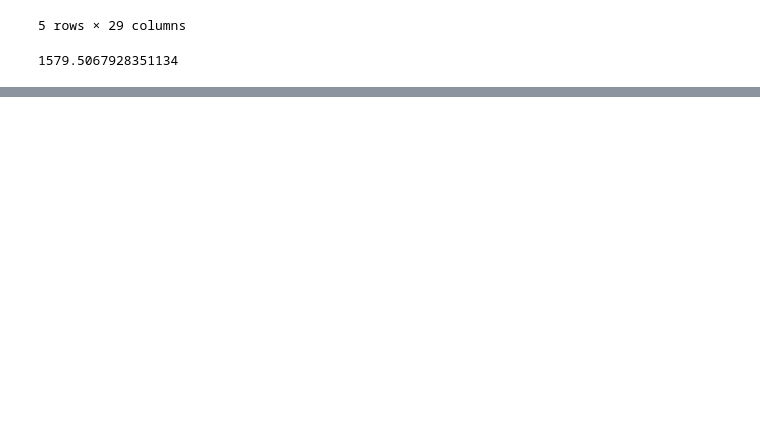
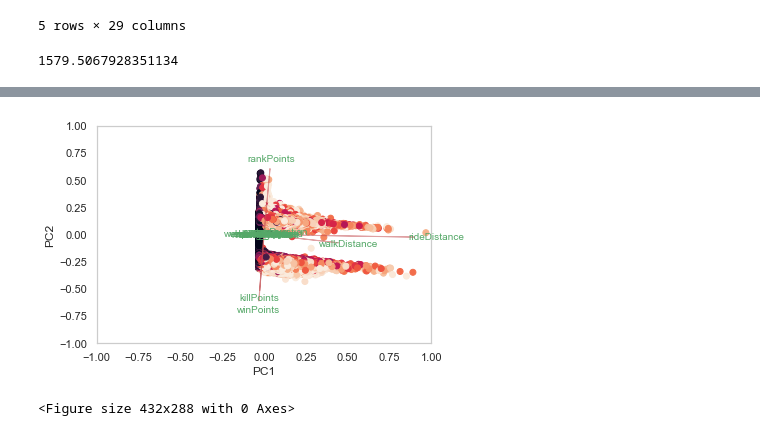
Before and after one commit to AkhilKrishnamurthy/PubG-Predictions, a Jupyter notebook: PubG1.ipynb, the cells around one changed output, grey strips where cells are left out. Saved outputs shown, nothing was run; the diff lists cells and outputs as text; code cells hidden in the pictures; blank space fills up the shorter version.

```diff
--- a/PubG1.ipynb
+++ b/PubG1.ipynb
@@ -92,0 +223,8 @@ def plot_hist1(x, title, noOfBins=50, col="#25203e"):
+# %%
+y = train['winPlacePerc']
+X = train.drop(['winPlacePerc','Id','matchId','groupId'],axis=1)
+# %%
+pca = PCA()
+X['matchType'],_ = pd.factorize(X['matchType'])
+# %%
+pca.fit(X)
@@ -92,0 +254,29 @@ def plot_hist1(x, title, noOfBins=50, col="#25203e"):
+# %%
+#BIPLOT OF PCA
+X_new = pca.fit_transform(X)
+def myplot(score,coeff,labels=None):
+    xs = score[:,0]
+    ys = score[:,1]
+    n = coeff.shape[0]
+    scalex = 1.0/(xs.max() - xs.min())
+    scaley = 1.0/(ys.max() - ys.min())
+    plt.scatter(xs * scalex,ys * scaley, c = y)
+    for i in range(n):
+        plt.arrow(0, 0, coeff[i,0], coeff[i,1],color = 'r',alpha = 0.5)
+        if labels is None:
+            plt.text(coeff[i,0]* 1.15, coeff[i,1] * 1.15, X.columns[i], color = 'g', ha = 'center', va = 'center')
+        else:
+            plt.text(coeff[i,0]* 1.15, coeff[i,1] * 1.15, labels[i], color = 'g', ha = 'center', va = 'center')
+plt.xlim(-1,1)
+plt.ylim(-1,1)
+plt.xlabel("PC{}".format(1))
+plt.ylabel("PC{}".format(2))
+plt.grid()
+
+#Call the function. Use only the 2 PCs.
+myplot(X_new[:,0:2],np.transpose(pca.components_[0:2, :]))
+plt.show()
+plt.savefig('PCA BiPlot.jpg', dpi = 1000)
+# %% [output]
+[figure, added]
+<Figure size 432x288 with 0 Axes>
```
Also changed, not shown: parts of 47 cells of this notebook.
